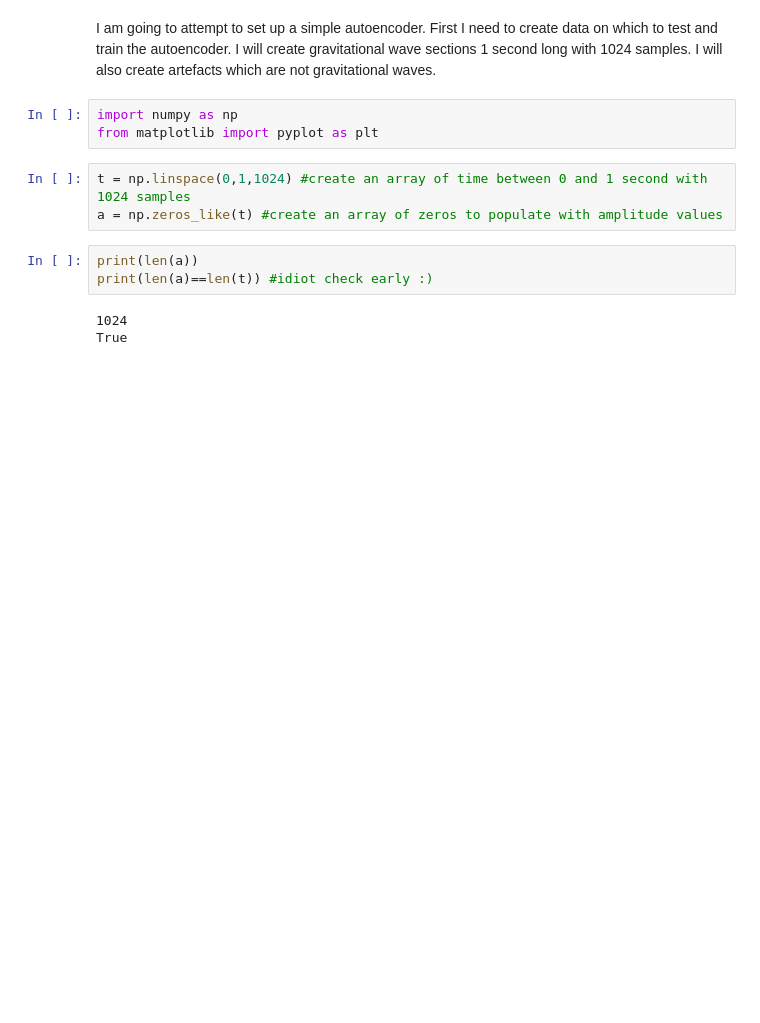
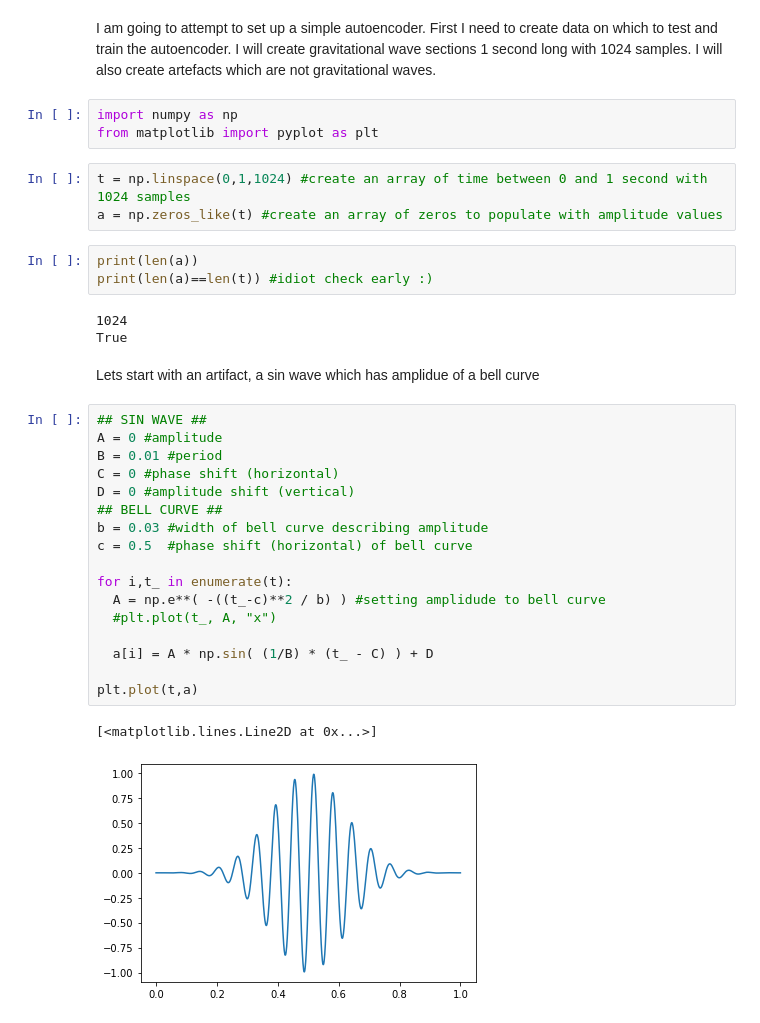
Before and after one commit to Clarke-Jools-36/diss-gw, a Jupyter notebook: autoencoder_v1.ipynb, the cells around one changed output. Cells and saved outputs as stored; diff of their text form; blank space fills up the shorter version.

```diff
--- a/autoencoder_v1.ipynb
+++ b/autoencoder_v1.ipynb
@@ -15,3 +15,25 @@ print(len(a)==len(t)) #idiot check early :)
 # %% [output]
 1024
 True
+# %% [markdown]
+Lets start with an artifact, a sin wave which has amplidue of a bell curve
+# %%
+## SIN WAVE ##
+A = 0 #amplitude
+B = 0.01 #period
+C = 0 #phase shift (horizontal)
+D = 0 #amplitude shift (vertical)
+## BELL CURVE ##
+b = 0.03 #width of bell curve describing amplitude
+c = 0.5  #phase shift (horizontal) of bell curve
+
+for i,t_ in enumerate(t):
+  A = np.e**( -((t_-c)**2 / b) ) #setting amplidude to bell curve
+  #plt.plot(t_, A, "x")
+
+  a[i] = A * np.sin( (1/B) * (t_ - C) ) + D
+
+plt.plot(t,a)
+# %% [output]
+[<matplotlib.lines.Line2D at 0x...>]
+[figure, added]
```
Also changed, not shown: parts of 5 cells of this notebook.
